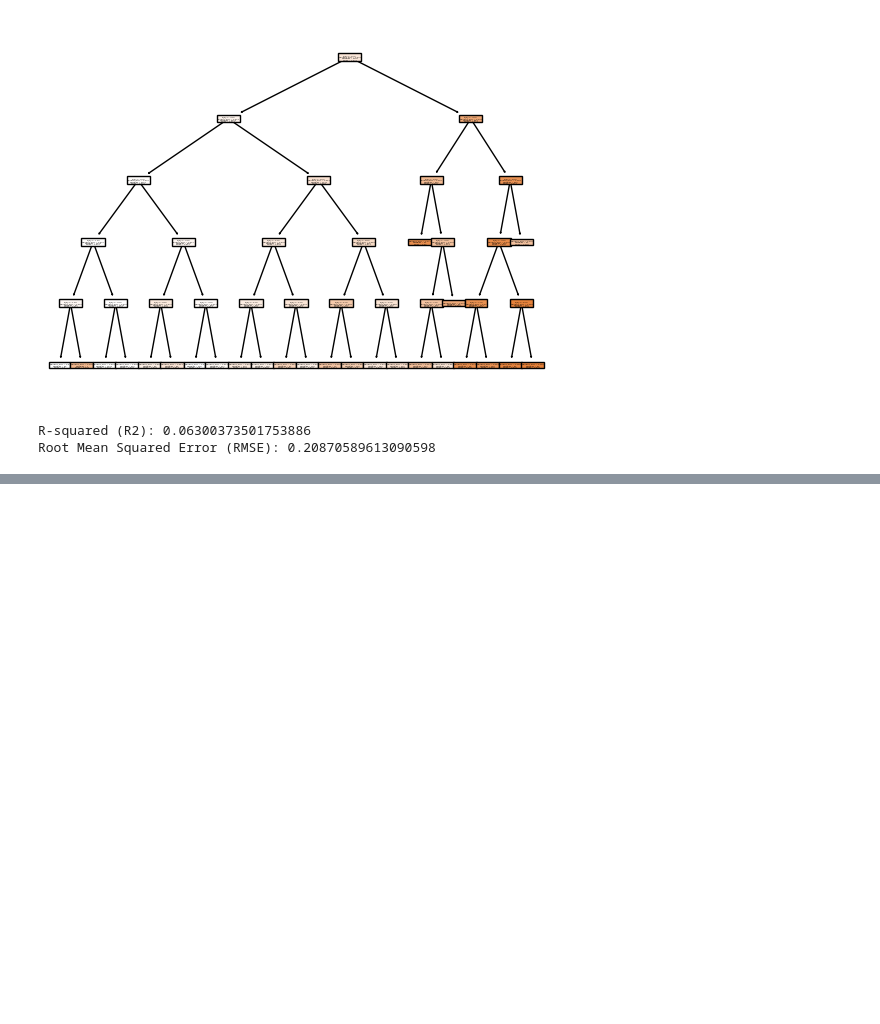
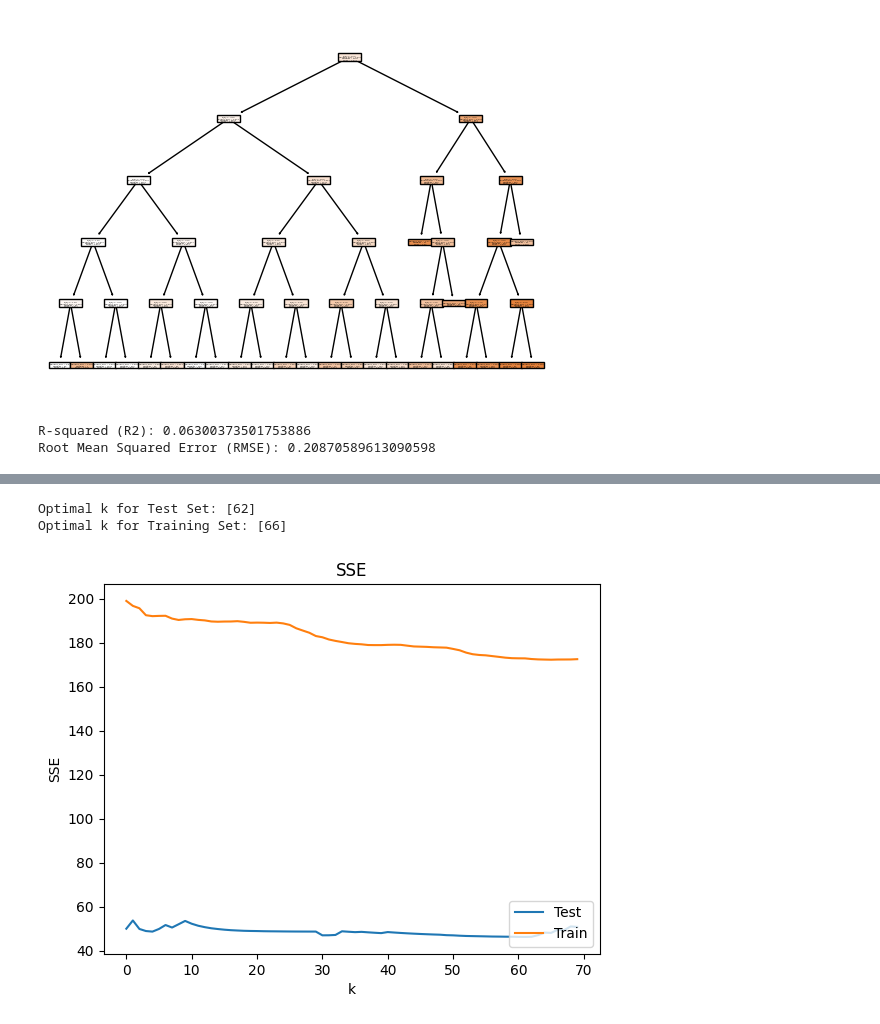
Before and after one commit to kaitlinblakeslee/EDA, a Jupyter notebook: Project2.ipynb, the cells around one changed output, grey strips where cells are left out. Drawn from its saved outputs; the diff is of its cells as text; code cells hidden in the pictures; blank space fills up the shorter version.

```diff
--- a/Project2.ipynb
+++ b/Project2.ipynb
@@ -65,4 +57,0 @@ X_test['bmi_ihs'].plot.box()
-# %%
-X_test = X_test.loc[X_test['avg_glucose_level_ihs'] > 3,:]
-plt.figure()
-X_test['avg_glucose_level_ihs'].plot.box()
@@ -72,5 +57,0 @@ X_test['avg_glucose_level_ihs'].plot.box()
-# %%
-X_test = X_test.loc[X_test['bmi_ihs'] < 4.6,:]
-X_test = X_test.loc[X_test['bmi_ihs'] > 3.46,:]
-plt.figure()
-X_test['bmi_ihs'].plot.box()
@@ -85,20 +205,20 @@ from sklearn.tree import DecisionTreeClassifier
 from sklearn.metrics import r2_score, mean_squared_error
 import matplotlib.pyplot as plt
 
-X_train = X_train.loc[:,['age'] ]
-X_test = X_test.loc[:,['age'] ]
+X_train_tree = X_train.loc[:,['age'] ]
+X_test_tree = X_test.loc[:,['age'] ]
 
 y_train = df_train['stroke']
 
 model = tree.DecisionTreeRegressor(max_depth=5)
-cart = model.fit(X_train, y_train)
+cart = model.fit(X_train_tree, y_train)
 
 # Plot the tree
 tree.plot_tree(cart, filled=True)
 plt.show()
 
 # Make predictions on the test set
-y_pred = cart.predict(X_test)
+y_pred = cart.predict(X_test_tree)
 
 # Calculate R-squared (R2)
 r2 = r2_score(y_test, y_pred)
@@ -154,0 +235,56 @@ KeyError: ignored
+# %%
+## KNN with age and heart disease
+import matplotlib.pyplot as plt
+from sklearn.neighbors import KNeighborsRegressor as kNNRegression # Import the kNN regression tool
+import seaborn as sns
+from sklearn.metrics import r2_score
+from sklearn.metrics import mean_squared_error
+from sklearn.cluster import KMeans
+
+# Maxmin normalization function:
+def maxmin(z):
+    z = (z-min(z))/(max(z)-min(z))
+    return(z)
+
+X_train1 = X_train.loc[:,['age', 'heart_disease']]
+X_test1 = X_test.loc[:,['age', 'heart_disease']]
+
+# Apply maxmin to each column of X to get U:
+X_train1 = X_train1.apply(maxmin)
+
+y_train = df_train['stroke']
+
+k_bar = 70
+k_grid = np.arange(1,k_bar)
+SSE_train = np.zeros(k_bar)
+SSE_test = np.zeros(k_bar)
+for k in range(k_bar):
+    model = kNNRegression(n_neighbors=k+1) # Create a sk model for k
+    fitted_model = model.fit(X_train1,y_train) # Train the model on our data
+    y_hat = fitted_model.predict(X_test1) # Predict values for test set
+    SSE_test[k] = np.sum( (y_test-y_hat)**2 ) # Save the computed SSE
+    y_hat = fitted_model.predict(X_train1) # Predict values for training set
+    SSE_train[k] = np.sum( (y_train-y_hat)**2 ) # Save the computed SSE
+
+SSE_min_test = np.min(SSE_test)  # Lowest recorded SSE for the test set
+min_index_test = np.where(SSE_test == SSE_min_test)  # Find the indices of y that equal the minimum
+k_star_test = k_grid[min_index_test]  # Find the optimal value of k for the test set
+
+SSE_min_train = np.min(SSE_train)  # Lowest recorded SSE for the training set
+min_index_train = np.where(SSE_train == SSE_min_train)  # Find the indices of y that equal the minimum
+k_star_train = k_grid[min_index_train]  # Find the optimal value of k for the training set
+
+print("Optimal k for Test Set: {}".format(k_star_test))
+print("Optimal k for Training Set: {}".format(k_star_train))
+
+plt.plot(np.arange(0, k_bar), SSE_test, label='Test')  # Plot SSE by k for the test set
+plt.plot(np.arange(0, k_bar), SSE_train, label='Train')  # Plot SSE by k for the training set
+plt.xlabel("k")
+plt.ylabel("SSE")
+plt.legend(loc='lower right')
+plt.title('SSE')
+plt.show()
+# %% [output]
+Optimal k for Test Set: [62]
+Optimal k for Training Set: [66]
+[figure, added]
```
Also changed, not shown: parts of 30 cells of this notebook.
